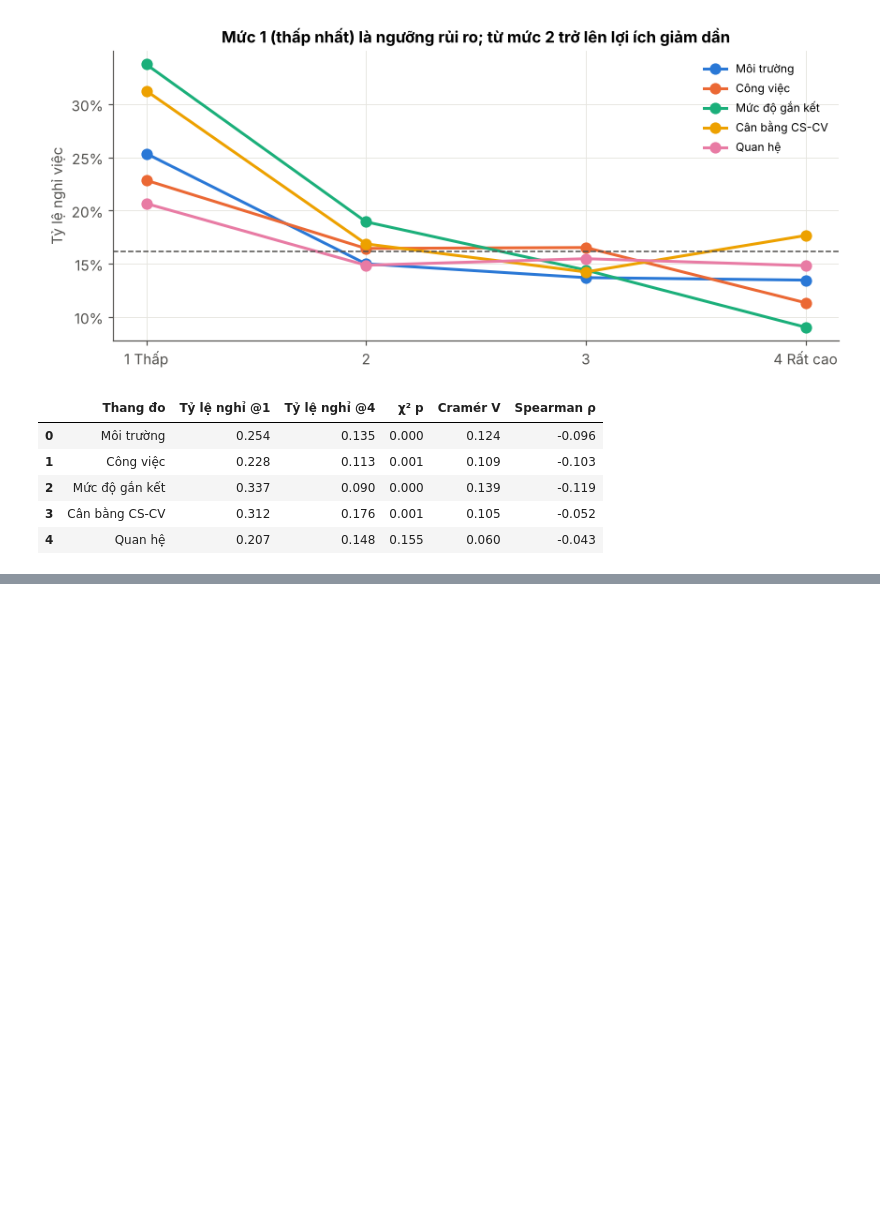
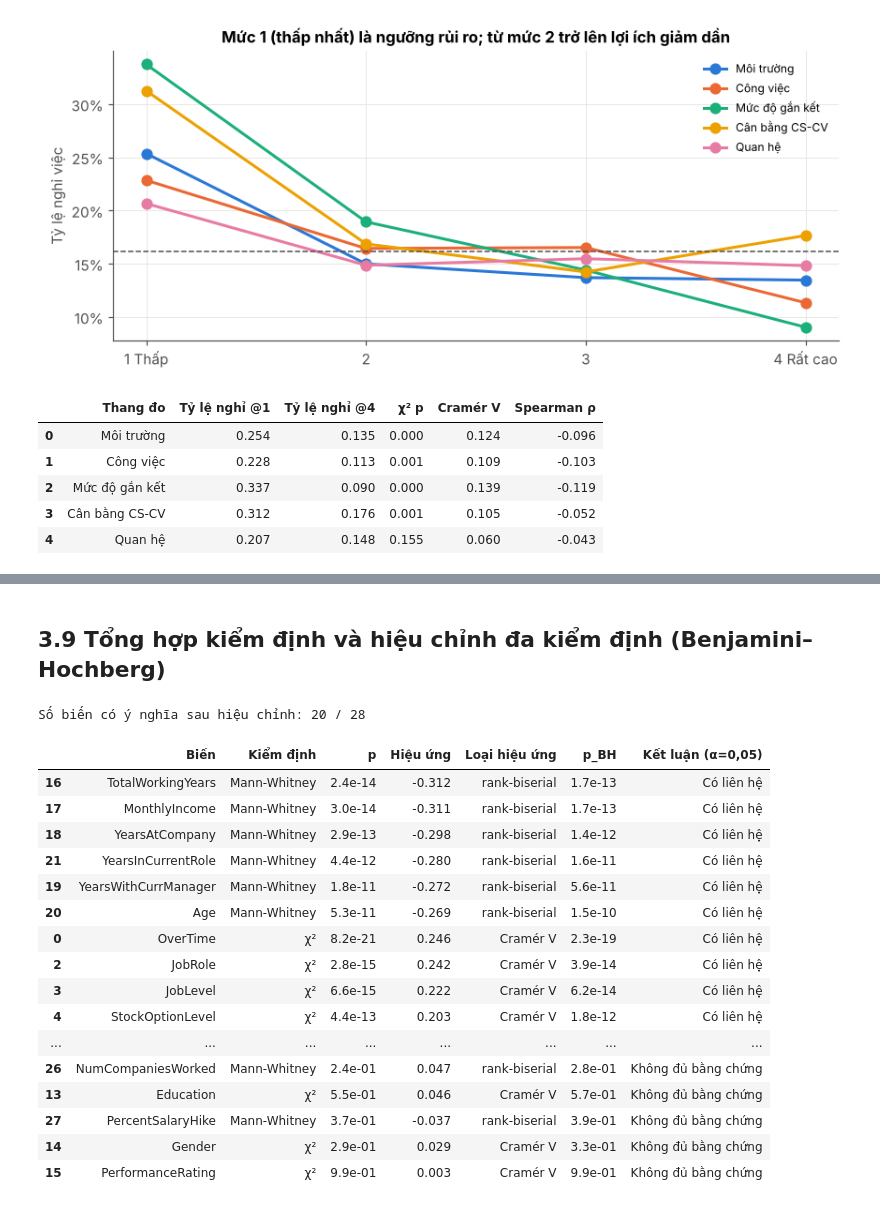
Before and after one commit to trangthu171106/ibm-hr-attrition-analysis, a Jupyter notebook: IBM_HR_Attrition_Analysis.ipynb, the cells around one changed output, grey strips where cells are left out. Drawn from its saved outputs; the diff is of its cells as text; code cells hidden in the pictures; blank space fills up the shorter version.

```diff
--- a/IBM_HR_Attrition_Analysis.ipynb
+++ b/IBM_HR_Attrition_Analysis.ipynb
@@ -593,0 +708,49 @@ pd.DataFrame(res, columns=["Thang đo", "Tỷ lệ nghỉ @1", "Tỷ lệ nghỉ
+# %% [markdown]
+## 3.9 Tổng hợp kiểm định và hiệu chỉnh đa kiểm định (Benjamini–Hochberg)
+# %%
+# 3.9 Chạy toàn bộ kiểm định, hiệu chỉnh p-value theo Benjamini-Hochberg (kiểm soát tỷ lệ phát hiện sai FDR)
+cat_tests = ["OverTime", "MaritalStatus", "JobRole", "JobLevel", "StockOptionLevel", "BusinessTravel", "Department",
+             "EnvironmentSatisfaction", "JobInvolvement", "JobSatisfaction", "WorkLifeBalance", "EducationField",
+             "RelationshipSatisfaction", "Education", "Gender", "PerformanceRating"]
+num_tests = ["TotalWorkingYears", "MonthlyIncome", "YearsAtCompany", "YearsWithCurrManager", "Age", "YearsInCurrentRole",
+             "RelPayInLevel", "DistanceFromHome", "TrainingTimesLastYear", "YearsSinceLastPromotion",
+             "NumCompaniesWorked", "PercentSalaryHike"]
+out = []
+for c in cat_tests:
+    tab = pd.crosstab(df[c], df.Attrition)
+    out.append([c, "χ²", stats.chi2_contingency(tab)[1], cramers_v(tab), "Cramér V"])
+for c in num_tests:
+    m1, m0, p, rbc = mwu(c)
+    out.append([c, "Mann-Whitney", p, rbc, "rank-biserial"])
+tests = pd.DataFrame(out, columns=["Biến", "Kiểm định", "p", "Hiệu ứng", "Loại hiệu ứng"])
+
+def bh(p):
+    # Thủ tục Benjamini–Hochberg: p_adj(i) = min_{k≥i} p(k)·m/k
+    p = np.asarray(p); m = len(p); order = np.argsort(p)
+    adj = np.empty(m); adj[order] = np.minimum.accumulate((p[order] * m / np.arange(1, m + 1))[::-1])[::-1]
+    return np.minimum(adj, 1)
+tests["p_BH"] = bh(tests.p)
+tests["Kết luận (α=0,05)"] = np.where(tests.p_BH < 0.05, "Có liên hệ", "Không đủ bằng chứng")
+tests["|hiệu ứng|"] = tests["Hiệu ứng"].abs()
+tests = tests.sort_values("|hiệu ứng|", ascending=False).drop(columns="|hiệu ứng|")
+print("Số biến có ý nghĩa sau hiệu chỉnh:", (tests.p_BH < 0.05).sum(), "/", len(tests))
+tests.assign(p=tests.p.map("{:.1e}".format), p_BH=tests.p_BH.map("{:.1e}".format), **{"Hiệu ứng": tests["Hiệu ứng"].round(3)})
+# %% [output]
+Số biến có ý nghĩa sau hiệu chỉnh: 20 / 28
+|  | Biến | Kiểm định | p | Hiệu ứng | Loại hiệu ứng | p_BH | Kết luận (α=0,05) |
+| 16 | TotalWorkingYears | Mann-Whitney | 2.4e-14 | -0.312 | rank-biserial | 1.7e-13 | Có liên hệ |
+| 17 | MonthlyIncome | Mann-Whitney | 3.0e-14 | -0.311 | rank-biserial | 1.7e-13 | Có liên hệ |
+| 18 | YearsAtCompany | Mann-Whitney | 2.9e-13 | -0.298 | rank-biserial | 1.4e-12 | Có liên hệ |
+| 21 | YearsInCurrentRole | Mann-Whitney | 4.4e-12 | -0.280 | rank-biserial | 1.6e-11 | Có liên hệ |
+| 19 | YearsWithCurrManager | Mann-Whitney | 1.8e-11 | -0.272 | rank-biserial | 5.6e-11 | Có liên hệ |
+| 20 | Age | Mann-Whitney | 5.3e-11 | -0.269 | rank-biserial | 1.5e-10 | Có liên hệ |
+| 0 | OverTime | χ² | 8.2e-21 | 0.246 | Cramér V | 2.3e-19 | Có liên hệ |
+| 2 | JobRole | χ² | 2.8e-15 | 0.242 | Cramér V | 3.9e-14 | Có liên hệ |
+| 3 | JobLevel | χ² | 6.6e-15 | 0.222 | Cramér V | 6.2e-14 | Có liên hệ |
+| 4 | StockOptionLevel | χ² | 4.4e-13 | 0.203 | Cramér V | 1.8e-12 | Có liên hệ |
+| ... | ... | ... | ... | ... | ... | ... | ... |
+| 26 | NumCompaniesWorked | Mann-Whitney | 2.4e-01 | 0.047 | rank-biserial | 2.8e-01 | Không đủ bằng chứng |
+| 13 | Education | χ² | 5.5e-01 | 0.046 | Cramér V | 5.7e-01 | Không đủ bằng chứng |
+| 27 | PercentSalaryHike | Mann-Whitney | 3.7e-01 | -0.037 | rank-biserial | 3.9e-01 | Không đủ bằng chứng |
+| 14 | Gender | χ² | 2.9e-01 | 0.029 | Cramér V | 3.3e-01 | Không đủ bằng chứng |
+| 15 | PerformanceRating | χ² | 9.9e-01 | 0.003 | Cramér V | 9.9e-01 | Không đủ bằng chứng |
```
Also changed, not shown: parts of 6 cells of this notebook, 3 other files.
